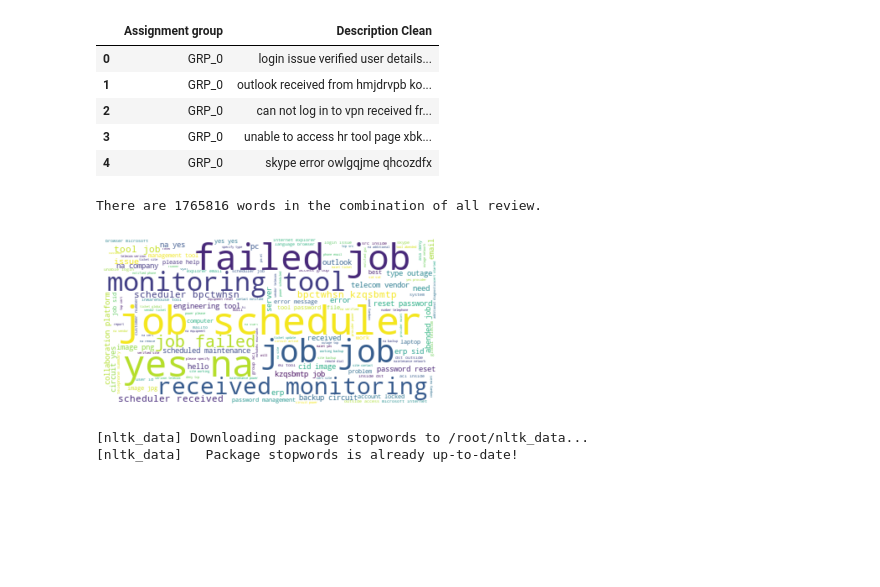
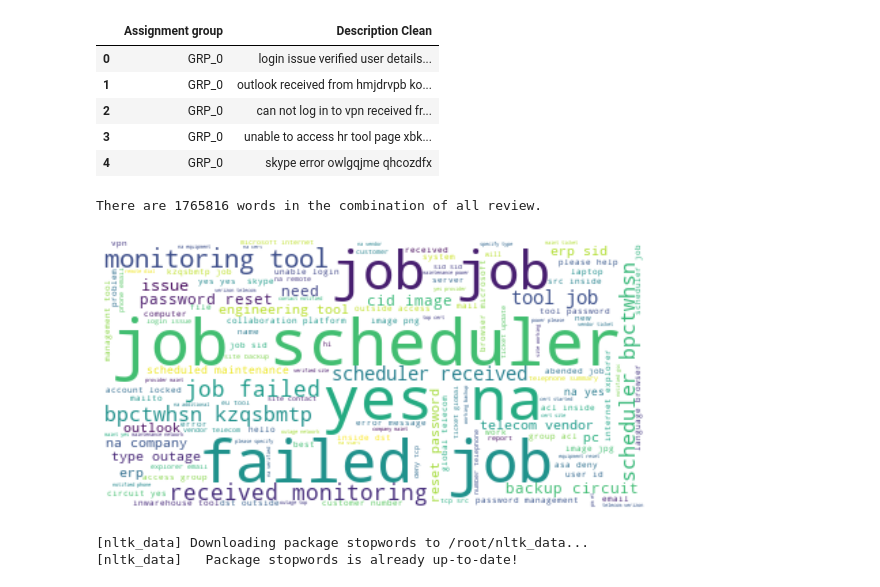
Before and after one commit to capstone-nlp-jul-group-13/capstone, a Jupyter notebook: Capstone_MJ.ipynb, the cells around one changed output. Cells and saved outputs as stored; diff of their text form; code cells hidden in the pictures; blank space fills up the shorter version.

```diff
--- a/Capstone_MJ.ipynb
+++ b/Capstone_MJ.ipynb
@@ -294,22 +299,23 @@ df_clean.head()
 # %%
 #Showcase Word Cloud
 from PIL import Image
 from wordcloud import WordCloud, ImageColorGenerator
 
 
 text = " ".join(review for review in df_clean['Description Clean'])
 print ("There are {} words in the combination of all review.".format(len(text)))
 # Generate a word cloud image
 wordcloud = WordCloud(background_color="white").generate(text)
 
 # Display the generated image:
 # the matplotlib way:
+plt.figure(figsize=[10,5])
 plt.imshow(wordcloud, interpolation='bilinear')
 plt.axis("off")
 plt.show()
 # %% [output]
 There are 1765816 words in the combination of all review.
-[figure, old version]
+[figure, new version]
 # %%
 # Data Cleaning -- Removing Stop words
 import nltk.corpus
```
Also changed, not shown: parts of 28 cells of this notebook.
